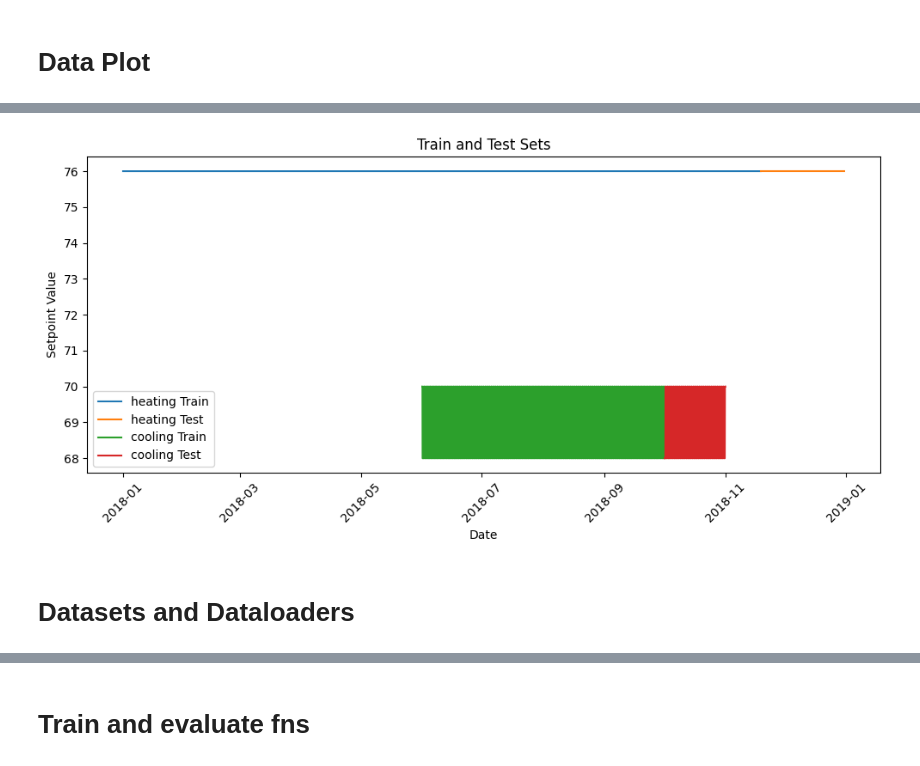
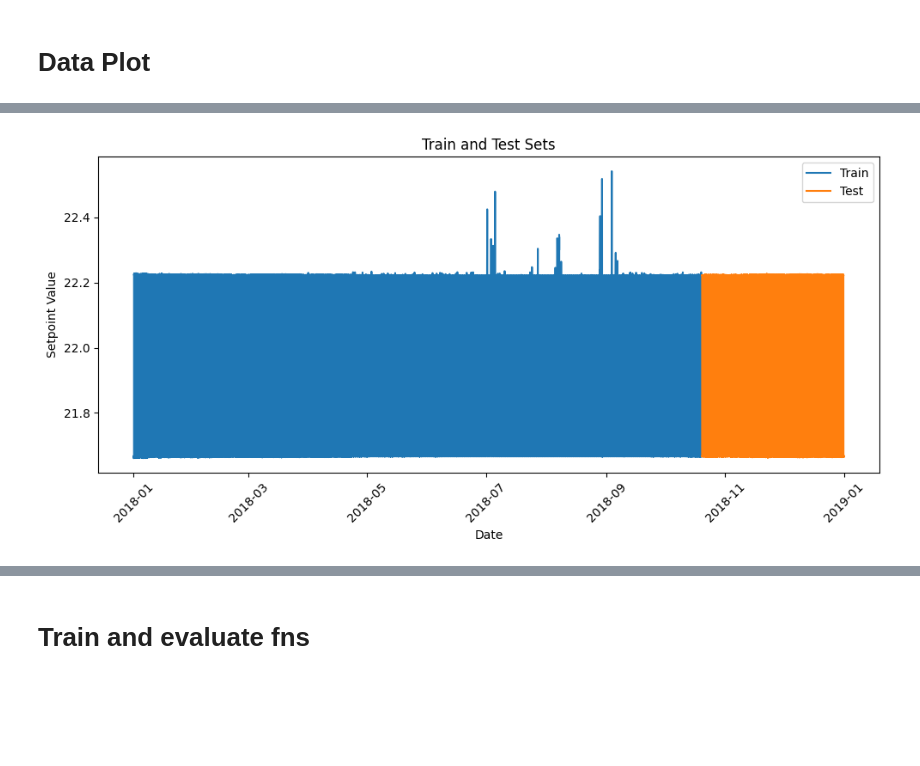
Before and after one commit to adrianlopezlanchares/Space-Conditioning-Electrification, a Jupyter notebook: consumption/full-prediction/full_prediction.ipynb, the cells around one changed output, grey strips where cells are left out. Saved outputs shown, nothing was run; the diff lists cells and outputs as text; code cells hidden in the pictures; blank space fills up the shorter version.

Commit message:
predict on indoor temperature

```diff
--- a/consumption/full-prediction/full_prediction.ipynb
+++ b/consumption/full-prediction/full_prediction.ipynb
@@ -111,3 +104,8 @@ plt.show()
+# %%
+temp_timeseries = building_data[["timestamp", "out.zone_mean_air_temp.conditioned_space.c"]].copy()
+
+# Rename columns for clarity
+temp_timeseries.columns = ["timestamp", "indoor_temp"]
 # %% [markdown]
 # ResStock transform
 # %%
@@ -325,0 +296,10 @@ cooling_exog_test = cooling_exog[int(train_size * len(cooling_exog)):]
+# %%
+train_size = 0.8
+endog_train = temp_timeseries[:int(train_size * len(temp_timeseries))]
+endog_test = temp_timeseries[int(train_size * len(temp_timeseries)):]
+
+exog_train = exog_variables[:int(train_size * len(exog_variables))]
+exog_test = exog_variables[int(train_size * len(exog_variables)):]
+
+endog_train.set_index("timestamp", inplace=True)
+endog_test.set_index("timestamp", inplace=True)
@@ -326,18 +331,14 @@ cooling_exog_test = cooling_exog[int(train_size * len(cooling_exog)):]
 # %%
 # Plot the training and test sets
 plt.figure(figsize=(10, 5))
-plt.plot(heating_endog_train.index, heating_endog_train["setpoint"], label="heating Train")
-plt.plot(heating_endog_test.index, heating_endog_test["setpoint"], label="heating Test")
-plt.plot(cooling_endog_train.index, cooling_endog_train["setpoint"], label="cooling Train")
-plt.plot(cooling_endog_test.index, cooling_endog_test["setpoint"], label="cooling Test")
+plt.plot(endog_train.index, endog_train["indoor_temp"], label="Train")
+plt.plot(endog_test.index, endog_test["indoor_temp"], label="Test")
 plt.title("Train and Test Sets")
 plt.xlabel("Date")
 plt.ylabel("Setpoint Value")
 plt.legend()
 plt.xticks(rotation=45)
 plt.tight_layout()
 plt.show()
 # %% [output]
-[figure, old version]
+[figure, new version]
-# %% [markdown]
-# Datasets and Dataloaders
```
Also changed, not shown: parts of 103 cells of this notebook, 1 other file.
